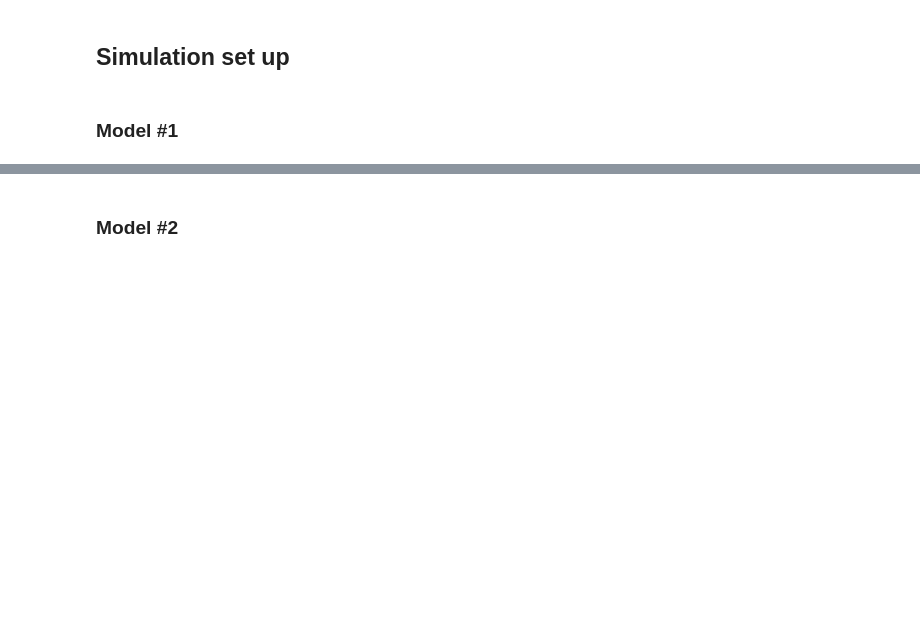
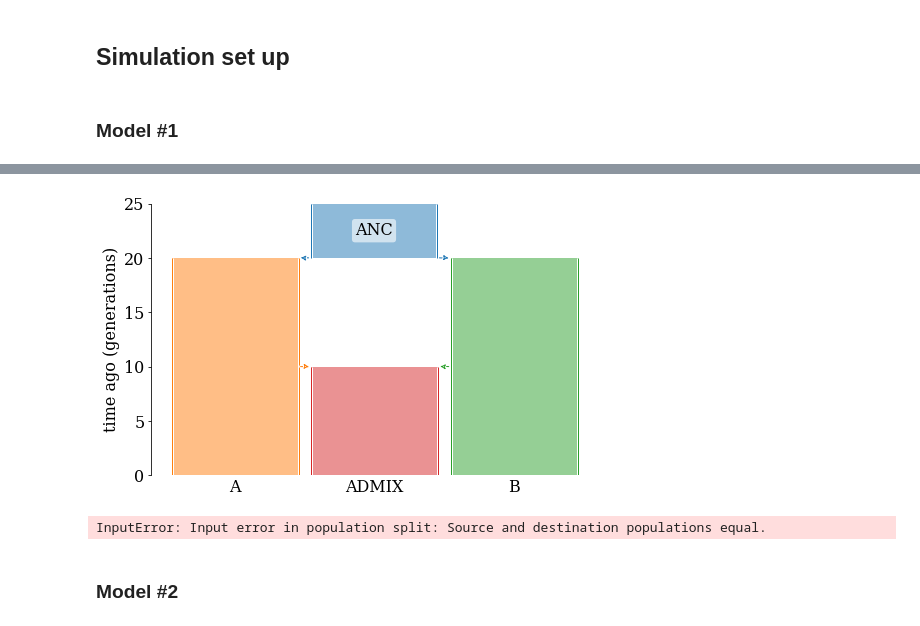
Before and after one commit to DaSh-bash/BW_Citrine_Wagtail, a Jupyter notebook: BWWagtail_Developers_Copy.ipynb, the cells around one changed output, grey strips where cells are left out. Cells and saved outputs as stored; diff of their text form; code cells hidden in the pictures; blank space fills up the shorter version.

```diff
--- a/BWWagtail_Developers_Copy.ipynb
+++ b/BWWagtail_Developers_Copy.ipynb
@@ -247,0 +373,16 @@ Events (3)
+# %%
+demography = msprime.Demography()
+demography.add_population(name="A", initial_size=100)
+demography.add_population(name="B", initial_size=100)
+demography.add_population(name="ADMIX", initial_size=100)
+demography.add_population(name="ANC", initial_size=100)
+demography.add_admixture(time=10, derived="ADMIX", ancestral=["A", "B"], proportions=[0.25, 0.75])
+demography.add_population_split(time=20, derived=["A", "B"], ancestral="ANC")
+
+ml.rcParams['figure.figsize'] = (8.0, 5.0)
+graph = msprime.Demography.to_demes(demography)
+fig, ax = plt.subplots()  # use plt.rcParams["figure.figsize"]
+demesdraw.tubes(graph, ax=ax, seed=1)
+plt.show()
+# %% [output]
+[figure, added]
@@ -248,3 +423,20 @@ Events (3)
+# %%
+demography = msprime.Demography()
+demography.add_population(name="A", initial_size=100)
+demography.add_population(name="B", initial_size=100)
+demography.add_population(name="ADMIX", initial_size=100)
+demography.add_population(name="ANC", initial_size=100)
+demography.add_admixture(
+    time=10, derived="B", ancestral=["A", "B"], proportions=[0.25, 0.75])
+demography.add_population_split(time=20, derived=["A", "B"], ancestral="ANC")
+
+ml.rcParams['figure.figsize'] = (8.0, 5.0)
+graph = msprime.Demography.to_demes(demography)
+fig, ax = plt.subplots()  # use plt.rcParams["figure.figsize"]
+demesdraw.tubes(graph, ax=ax, seed=1)
+plt.show()
+# %% [output]
+InputError: Input error in population split: Source and destination populations equal.
 # %% [markdown]
 ### Model #2
 # %%
```
Also changed, not shown: parts of 13 cells of this notebook.
